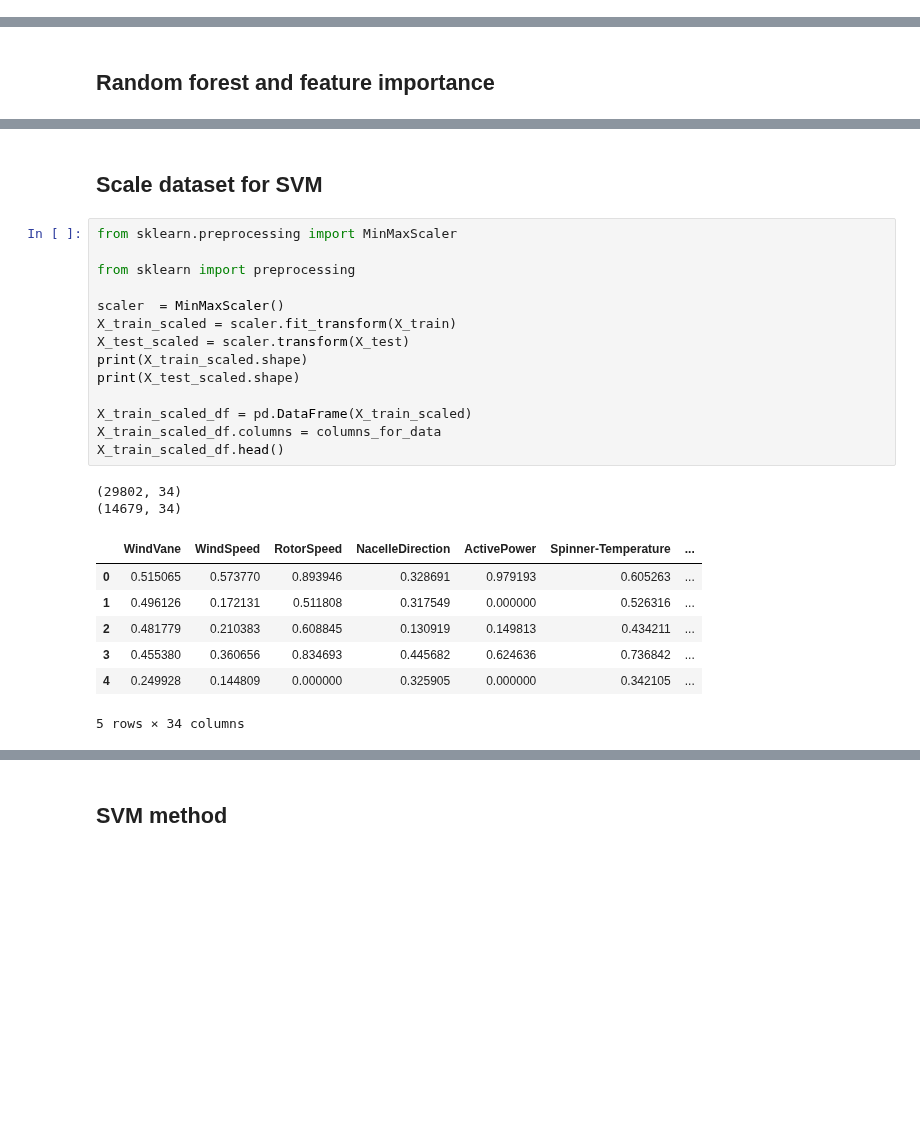
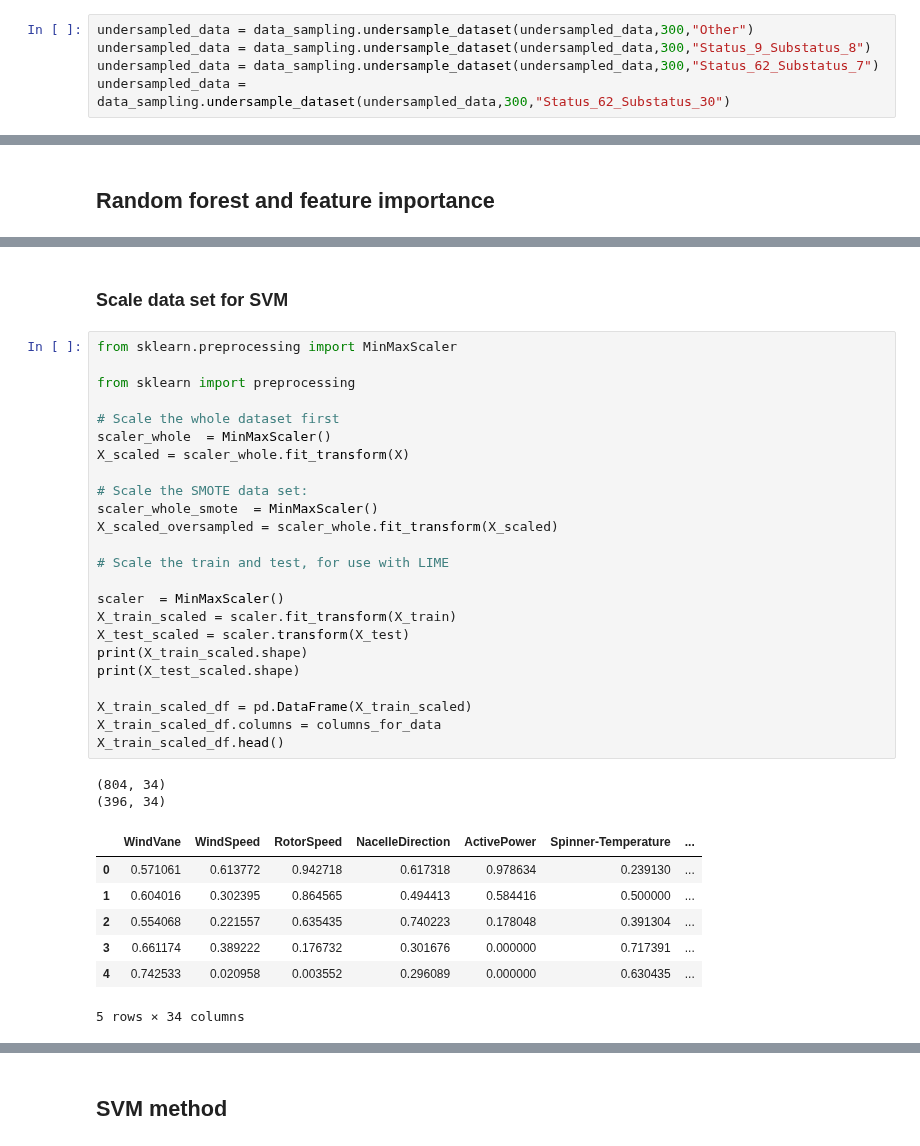
Before and after one commit to StianIsmar/project-thesis, a Jupyter notebook: TE/models/run_models_stian.ipynb, the cells around one changed output, grey strips where cells are left out. Drawn from its saved outputs; the diff is of its cells as text; blank space fills up the shorter version.

```diff
--- a/TE/models/run_models_stian.ipynb
+++ b/TE/models/run_models_stian.ipynb
@@ -55,3 +56,8 @@ undersampled_data = data_sampling.undersample_dataset(undersampled_data,20000,"S
+# %%
+undersampled_data = data_sampling.undersample_dataset(undersampled_data,300,"Other")
+undersampled_data = data_sampling.undersample_dataset(undersampled_data,300,"Status_9_Substatus_8")
+undersampled_data = data_sampling.undersample_dataset(undersampled_data,300,"Status_62_Substatus_7")
+undersampled_data = data_sampling.undersample_dataset(undersampled_data,300,"Status_62_Substatus_30")
 # %%
 data_sampling.plot_balance(undersampled_data, 'Status')
 # %% [output]
@@ -163,27 +168,37 @@ pandas_to_latex.df_to_latex(rf1.head())
 # %% [markdown]
-## Scale dataset for SVM
+### Scale data set for SVM
 # %%
 from sklearn.preprocessing import MinMaxScaler
 
 from sklearn import preprocessing
+
+# Scale the whole dataset first
+scaler_whole  = MinMaxScaler()
+X_scaled = scaler_whole.fit_transform(X)
+
+# Scale the SMOTE data set:
+scaler_whole_smote  = MinMaxScaler()
+X_scaled_oversampled = scaler_whole.fit_transform(X_scaled)
+
+# Scale the train and test, for use with LIME
 
 scaler  = MinMaxScaler()
 X_train_scaled = scaler.fit_transform(X_train)
 X_test_scaled = scaler.transform(X_test)
 print(X_train_scaled.shape)
 print(X_test_scaled.shape)
 
 X_train_scaled_df = pd.DataFrame(X_train_scaled)
 X_train_scaled_df.columns = columns_for_data
 X_train_scaled_df.head()
 # %% [output]
-(29802, 34)
-(14679, 34)
+(804, 34)
+(396, 34)
 |  | WindVane | WindSpeed | RotorSpeed | NacelleDirection | ActivePower | Spinner-Temperature | ... |
-| 0 | 0.515065 | 0.573770 | 0.893946 | 0.328691 | 0.979193 | 0.605263 | ... |
-| 1 | 0.496126 | 0.172131 | 0.511808 | 0.317549 | 0.000000 | 0.526316 | ... |
-| 2 | 0.481779 | 0.210383 | 0.608845 | 0.130919 | 0.149813 | 0.434211 | ... |
-| 3 | 0.455380 | 0.360656 | 0.834693 | 0.445682 | 0.624636 | 0.736842 | ... |
-| 4 | 0.249928 | 0.144809 | 0.000000 | 0.325905 | 0.000000 | 0.342105 | ... |
+| 0 | 0.571061 | 0.613772 | 0.942718 | 0.617318 | 0.978634 | 0.239130 | ... |
+| 1 | 0.604016 | 0.302395 | 0.864565 | 0.494413 | 0.584416 | 0.500000 | ... |
+| 2 | 0.554068 | 0.221557 | 0.635435 | 0.740223 | 0.178048 | 0.391304 | ... |
+| 3 | 0.661174 | 0.389222 | 0.176732 | 0.301676 | 0.000000 | 0.717391 | ... |
+| 4 | 0.742533 | 0.020958 | 0.003552 | 0.296089 | 0.000000 | 0.630435 | ... |
 5 rows × 34 columns
 # %%
```
Also changed, not shown: parts of 33 cells of this notebook, 3 other files.
